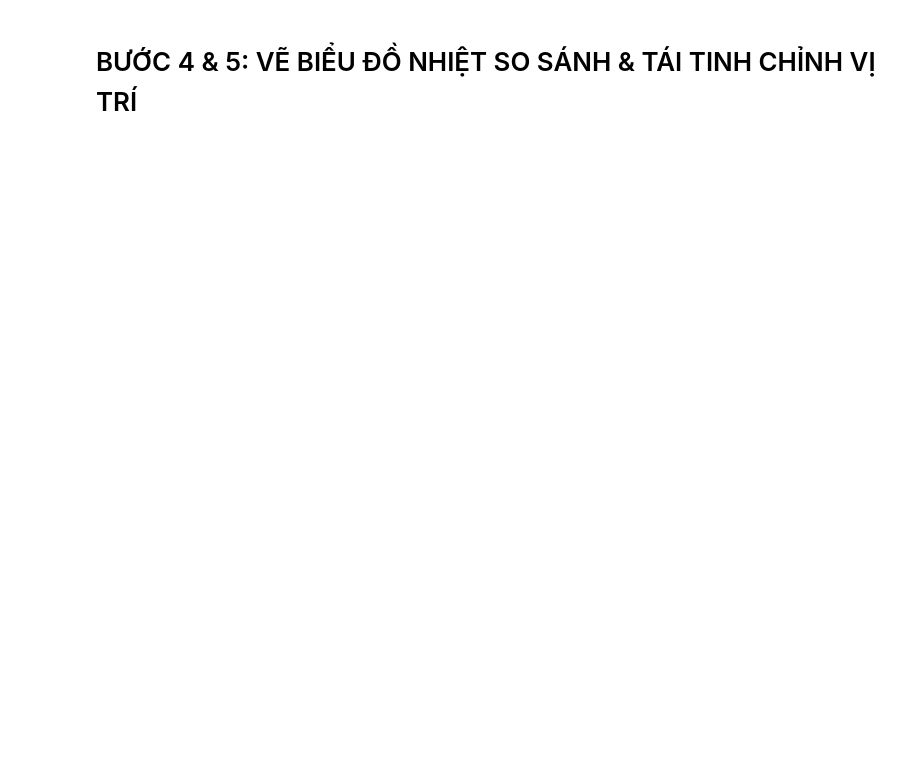
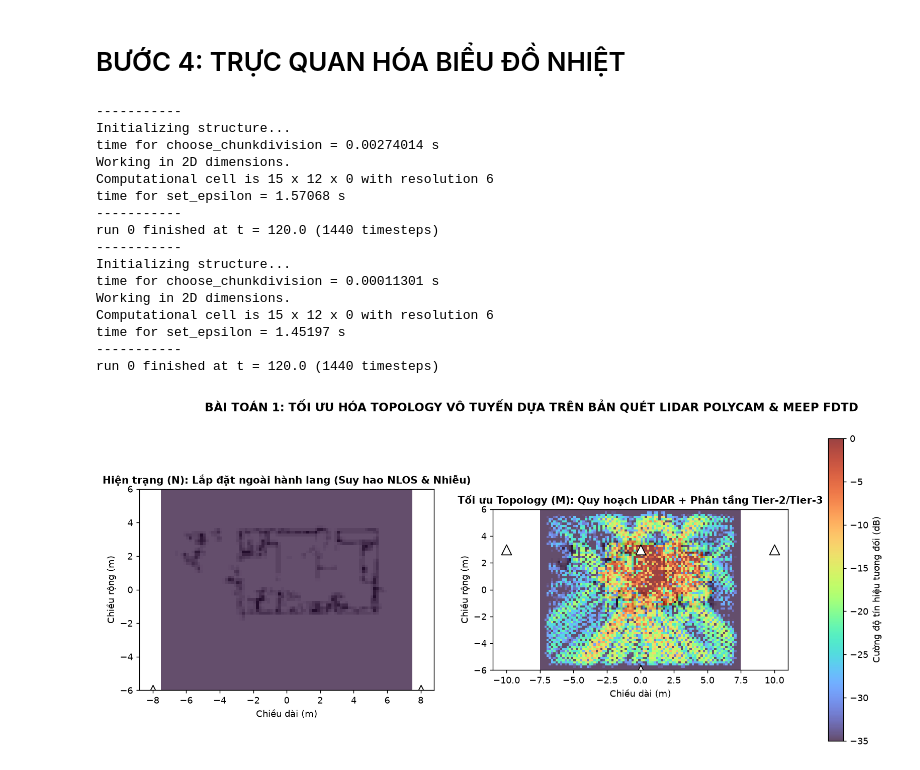
Before and after one commit to student242107-cell/KHKT_2026_WIFI_RL, a Jupyter notebook: notebooks/01_topology_raytracing.ipynb, the cells around one changed output. Saved outputs shown, nothing was run; the diff lists cells and outputs as text; code cells hidden in the pictures; blank space fills up the shorter version.

Commit message:
20102026: Chỉnh sửa lại notebook giải quyết bài toán 1 tối ưu lắp đặt trên nền tảng giả lập MEEP

```diff
--- a/notebooks/01_topology_raytracing.ipynb
+++ b/notebooks/01_topology_raytracing.ipynb
@@ -82,26 +115,45 @@ optimized_aps = [(-10, 3, 1.0), (0, 3, 1.0), (10, 3, 1.0), (0, -6, 0.4)]
 # %% [markdown]
-# BƯỚC 4 & 5: VẼ BIỂU ĐỒ NHIỆT SO SÁNH & TÁI TINH CHỈNH VỊ TRÍ
+# BƯỚC 4: TRỰC QUAN HÓA BIỂU ĐỒ NHIỆT
 # %%
 fig, axes = plt.subplots(1, 2, figsize=(16, 6), dpi=130)
 
 for ax, aps, label in zip(axes, [legacy_aps, optimized_aps],
                           ["Hiện trạng (N): Lắp đặt ngoài hành lang (Suy hao NLOS & Nhiễu)",
                            "Tối ưu Topology (M): Quy hoạch LiDAR + Phân tầng Tier-2/Tier-3"]):
     diel, rssi = simulate_topology(aps, label)
 
     # Vẽ khung tường Polycam
     ax.imshow(diel.T, cmap='binary', origin='lower', extent=[-SX/2, SX/2, -SY/2, SY/2])
     # Phủ Heatmap cường độ sóng
     im = ax.imshow(rssi.T, cmap='turbo', alpha=0.75, vmin=-35, vmax=0, origin='lower', extent=[-SX/2, SX/2, -SY/2, SY/2])
 
     # Đánh dấu vị trí lắp đặt Router
     for (x, y, _) in aps:
         ax.scatter(x, y, c='white', edgecolors='black', s=120, marker='^', label='Vị trí AP')
 
     ax.set_title(label, fontsize=11, fontweight='bold')
     ax.set_xlabel("Chiều dài (m)")
     ax.set_ylabel("Chiều rộng (m)")
 
 fig.colorbar(im, ax=axes.ravel().tolist(), label="Cường độ tín hiệu tương đối (dB)")
-plt.suptitle("BÀI TOÁN 1: TỐI ƯU HÓA TOPOLOGY VÔ TUYẾN DỰA TRÊN BẢN QUÉT LIDAR POLYCAM & MEEP FDTD", fontsize=13, fontweight='bold')
+plt.suptitle("BÀI TOÁN 1: TỐI ƯU HÓA TOPOLOGY VÔ TUYẾN DỰA TRÊN BẢN QUÉT LIDAR POLYCAM & MEEP FDTD",
+             fontsize=13, fontweight='bold')
 plt.show()
+# %% [output]
+-----------
+Initializing structure...
+time for choose_chunkdivision = 0.00274014 s
+Working in 2D dimensions.
+Computational cell is 15 x 12 x 0 with resolution 6
+time for set_epsilon = 1.57068 s
+-----------
+run 0 finished at t = 120.0 (1440 timesteps)
+-----------
+Initializing structure...
+time for choose_chunkdivision = 0.00011301 s
+Working in 2D dimensions.
+Computational cell is 15 x 12 x 0 with resolution 6
+time for set_epsilon = 1.45197 s
+-----------
+run 0 finished at t = 120.0 (1440 timesteps)
+[figure, added]
```
Also changed, not shown: parts of 6 cells of this notebook, 1 other file.
